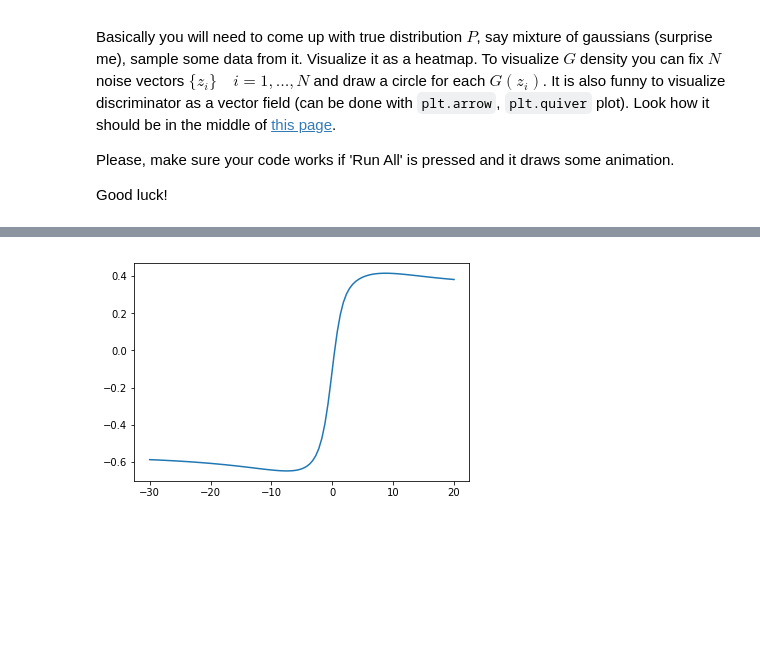
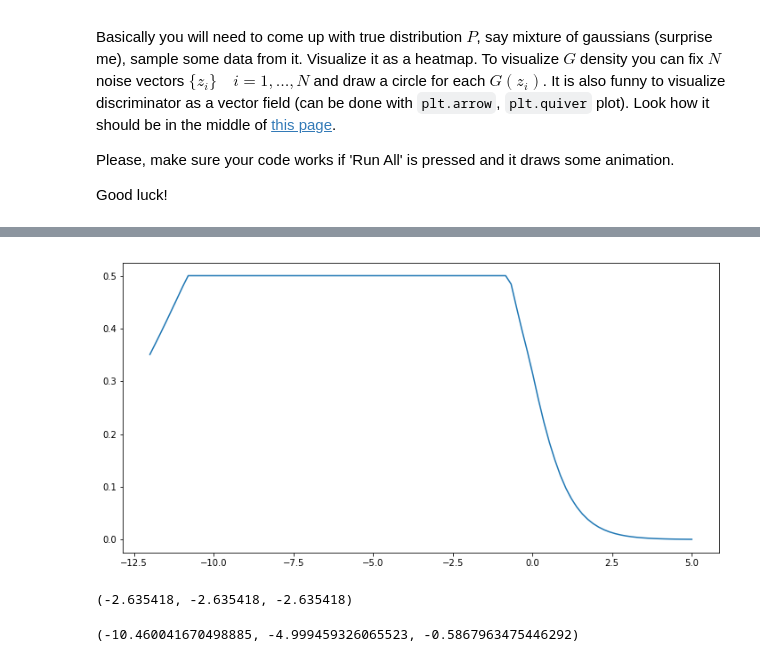
Before and after one commit to hov1417/NNHomework, a Jupyter notebook: session3/final_assignment.ipynb, the cells around one changed output, grey strips where cells are left out. Drawn from its saved outputs; the diff is of its cells as text; code cells hidden in the pictures; blank space fills up the shorter version.

```diff
--- a/session3/final_assignment.ipynb
+++ b/session3/final_assignment.ipynb
@@ -60,2 +60,2 @@ train_dis = tf.train.AdadeltaOptimizer(learning_rate=0.1).minimize(dloss, var_li
 # %%
-data = np.random.normal(-5, 1, size=(10000,1))
+data = np.random.normal(-5, 1, size=(100000,1))
@@ -77,19 +77,30 @@ def generate_data_for_dist(batch_size):
 # %%
-num_epochs = 200
-batch_size = 100
+num_epochs = 20000
+batch_size = 200
 
-losshist=[]
+glosshist=[]
+dlosshist=[]
 
-for epoch in range(num_epochs):
+with tf.device("/device:GPU:0"):
+    for epoch in range(num_epochs):
 
-    X, Y = generate_data_for_dist(batch_size)
+        X, Y = generate_data_for_dist(batch_size)
 
-    _, dis_train_err = sess.run([train_dis, dloss], feed_dict={inX: X, y: Y})
+        _, dis_train_err = sess.run([train_dis, dloss], feed_dict={inX: X, y: Y})
+        _, gen_train_err = sess.run([train_gen, gloss],
+                                 feed_dict={z: np.random.uniform(-1, 1, size=(10*batch_size,1)),
+                                            y: np.ones((10*batch_size,1))})
 
-    losshist.append(dis_train_err)
-    clear_output(wait=True)
-    plt.figure(figsize=(12,6))
-    plt.plot(losshist)
-    plt.show()
-    print(dis_train_err)
+        dlosshist.append(dis_train_err)
+        glosshist.append(gen_train_err)
+
+        clear_output(wait=True)
+        plt.figure(figsize=(12,6))
+        plt.plot(glosshist[-500:], label="generator loss")
+        plt.plot(dlosshist[-500:], label="discriminator loss")
+        plt.legend()
+        plt.show()
+
+        print("gen ", gen_train_err)
+        print("dis ", dis_train_err)
 # %% [output]
@@ -98,8 +108,9 @@ for epoch in range(num_epochs):
 # %%
-l = np.linspace(-30,20,100)[None].T
+l = np.linspace(-12,5,100)[None].T
 # %%
-out = sess.run(dis, feed_dict={inX: l})
+out = sess.run(dis_prob, feed_dict={inX: l})
 # %%
-plt.plot(l,out);
+plt.figure(figsize=(12,6))
+plt.plot(l, out);
 # %% [output]
-[figure, old version]
+[figure, new version]
@@ -105,0 +119,8 @@ plt.plot(l,out);
+# %%
+generated.min(), generated.mean(), generated.max()
+# %% [output]
+(-2.635418, -2.635418, -2.635418)
+# %%
+data.min(), data.mean(), data.max()
+# %% [output]
+(-10.460041670498885, -4.999459326065523, -0.5867963475446292)
```
Also changed, not shown: parts of 10 cells of this notebook.
